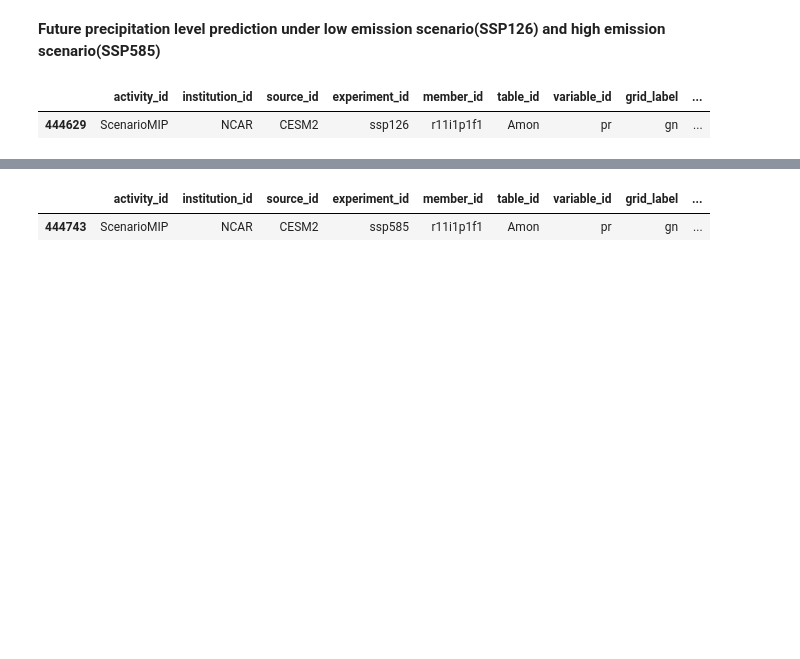
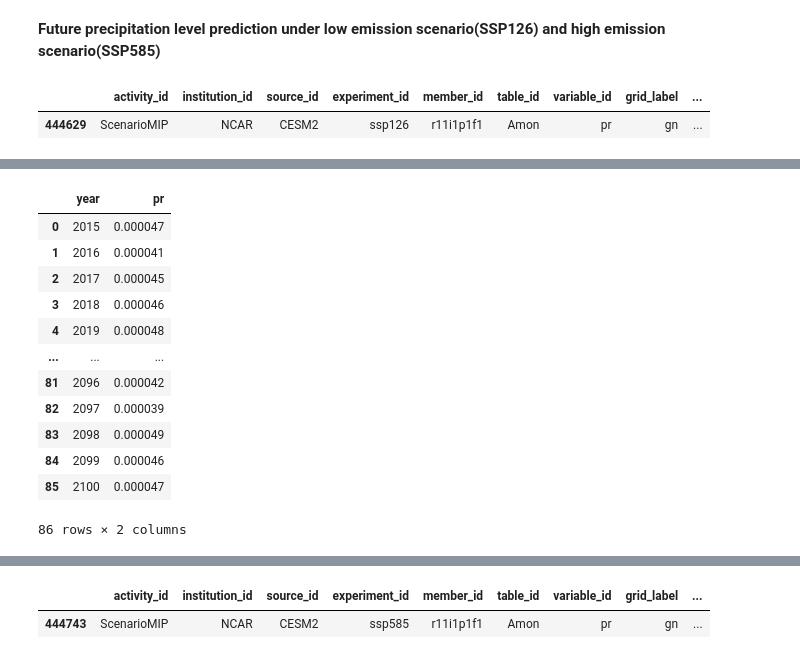
Before and after one commit to jeremyjcheng/106_project3, a Jupyter notebook: eda.ipynb, the cells around one changed output, grey strips where cells are left out. Saved outputs shown, nothing was run; the diff lists cells and outputs as text; code cells hidden in the pictures; blank space fills up the shorter version.

Commit message:
future csv files

```diff
--- a/eda.ipynb
+++ b/eda.ipynb
@@ -313,0 +256,7 @@ future_low_emission
+# %%
+# Drop unnecessary coordinates and create 'year' coordinate
+ds_future = ds_future.assign_coords(
+    year = ds_future.time.dt.year
+)
+ds_future = ds_future.drop_vars(['time', 'lat_bnds', 'lon_bnds', 'time_bnds'])
+ds_future
@@ -313,0 +281,4 @@ future_low_emission
+# %%
+# Return the precipitation for each lon and lat grouped by year
+future_annual_precip = ds_future.groupby('year').mean(dim='time')
+future_annual_precip
@@ -313,0 +303,28 @@ future_low_emission
+# %%
+#convert longitudes to -180 to 180 range
+future_annual_precip = future_annual_precip.assign_coords(
+    lon=(((future_annual_precip.lon + 180) % 360) - 180)
+).sortby('lon')
+# %%
+northeast = future_annual_precip.sel(lat=slice(38,47), lon=slice(-80,-66))
+south = future_annual_precip.sel(lat=slice(24,39), lon=slice(-106,-75))
+midwest = future_annual_precip.sel(lat=slice(36,49), lon=slice(-104,-80))
+west = future_annual_precip.sel(lat=slice(31,49), lon=slice(-125,-102))
+# %%
+northeast_america_precip = northeast.groupby('year').mean(dim=['lat', 'lon'])
+northeast_future_df = northeast_america_precip.to_dataframe().reset_index()
+northeast_future_df
+# %% [output]
+|  | year | pr |
+| 0 | 2015 | 0.000047 |
+| 1 | 2016 | 0.000041 |
+| 2 | 2017 | 0.000045 |
+| 3 | 2018 | 0.000046 |
+| 4 | 2019 | 0.000048 |
+| ... | ... | ... |
+| 81 | 2096 | 0.000042 |
+| 82 | 2097 | 0.000039 |
+| 83 | 2098 | 0.000049 |
+| 84 | 2099 | 0.000046 |
+| 85 | 2100 | 0.000047 |
+86 rows × 2 columns
```
Also changed, not shown: parts of 22 cells of this notebook, 4 other files.
